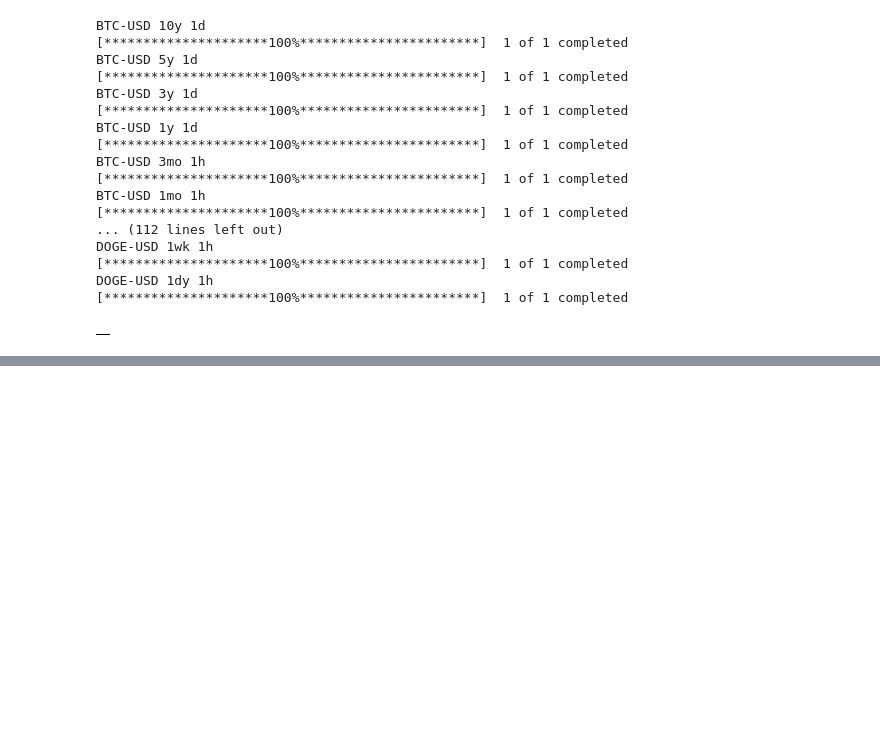
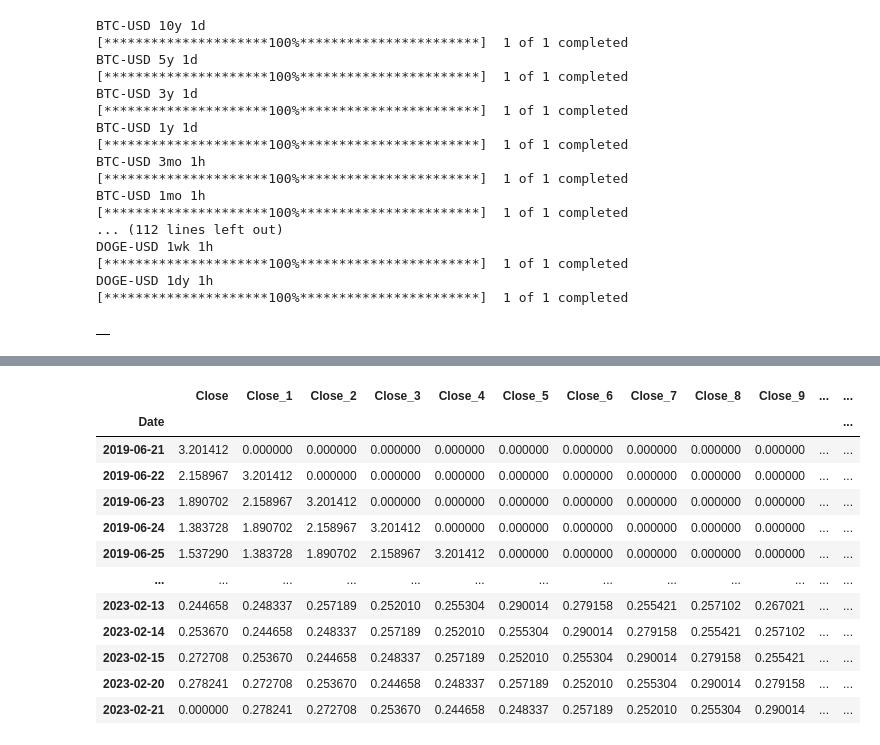
Before and after one commit to ozukun/Crypto_Project, a Jupyter notebook: Crypto_Main.ipynb, the cells around one changed output, grey strips where cells are left out. Cells and saved outputs as stored; diff of their text form; code cells hidden in the pictures; blank space fills up the shorter version.

```diff
--- a/Crypto_Main.ipynb
+++ b/Crypto_Main.ipynb
@@ -639,0 +640,78 @@ x1
+# %%
+df_alg = pd.DataFrame(getRates('ALGO-USD',  '10y',  '1d'))
+date=df_alg.index[-1]+ timedelta(days=1)
+df_alg.loc[date, :] = [0]
+
+for i in range (1,61):
+    a="Close_"+str(i)
+    #print(a)
+    df_alg[a]=df_alg['Close'].shift(i)
+
+df_alg=df_alg.fillna(0)
+display(df_alg)
+
+X = df_alg.iloc[:, 1:].values
+y = df_alg.iloc[:, 0].values
+
+def calc_LTSM( p_units ,p_epoch ,p_batch_size ):
+    from sklearn.model_selection import train_test_split
+    X_train, X_test, y_train, y_test = train_test_split(X, y, test_size = 0.1, shuffle=False)
+    # Reshaping
+    X_train = np.reshape(X_train, (X_train.shape[0], X_train.shape[1], 1))
+
+    # Importing the Keras libraries and packages
+    from keras.models import Sequential
+    from keras.layers import Dense
+    from keras.layers import LSTM
+    from keras.layers import Dropout
+    regressor = Sequential()
+
+    # Adding the first LSTM layer and some Dropout regularisation
+    regressor.add(LSTM(units = p_units, return_sequences = True, input_shape = (X_train.shape[1], 1)))
+    regressor.add(Dropout(0.2))
+
+    # Adding a second LSTM layer and some Dropout regularisation
+    regressor.add(LSTM(units = p_units, return_sequences = True))
+    regressor.add(Dropout(0.2))
+
+    # Adding a third LSTM layer and some Dropout regularisation
+    regressor.add(LSTM(units = p_units, return_sequences = True))
+    regressor.add(Dropout(0.2))
+
+    # Adding a fourth LSTM layer and some Dropout regularisation
+    regressor.add(LSTM(units = p_units))
+    regressor.add(Dropout(0.2))
+
+    # Adding the output layer
+    regressor.add(Dense(units = 1))
+
+    # Compiling the RNN
+    regressor.compile(optimizer = 'adam', loss = 'mean_squared_error')
+    # Fitting the RNN to the Training set
+    regressor.fit(X_train, y_train, epochs = p_epoch, batch_size = p_batch_size)
+
+    lastElementIndex = len(X_test)-1
+    # Removing the last element using slicing
+    X_pre = X_test[:lastElementIndex]
+    y_pre = y_test[:lastElementIndex]
+    X_pre = np.array(X_pre)
+    X_pre = np.reshape(X_pre, (X_pre.shape[0], X_pre.shape[1], 1))
+    predicted_stock_price = regressor.predict(X_pre)
+    #print("*****")
+    #print(predicted_stock_price)
+
+    index1 = len(X_test)-1
+    index2 = len(X_test)
+    X_final = X_test[index1:index2]
+    y_final = y_test[index1:index2]
+    X_final = np.array(X_final)
+    X_final = np.reshape(X_final, (X_final.shape[0], X_final.shape[1], 1))
+
+    print(y_final)
+    print("Params: "+str(p_units)+" "+str(p_epoch)+" "+str(p_batch_size) )
+    predicted_stock_price = regressor.predict(X_final)
+    print(predicted_stock_price)
+
+calc_LTSM(100,5,150)
+calc_LTSM(100,100,150)
+# %% [output]
@@ -639,0 +720,13 @@ x1
+|  | Close | Close_1 | Close_2 | Close_3 | Close_4 | Close_5 | Close_6 | Close_7 | Close_8 | Close_9 | ... | ... |
+| Date |  |  |  |  |  |  |  |  |  |  |  | ... |
+| 2019-06-21 | 3.201412 | 0.000000 | 0.000000 | 0.000000 | 0.000000 | 0.000000 | 0.000000 | 0.000000 | 0.000000 | 0.000000 | ... | ... |
+| 2019-06-22 | 2.158967 | 3.201412 | 0.000000 | 0.000000 | 0.000000 | 0.000000 | 0.000000 | 0.000000 | 0.000000 | 0.000000 | ... | ... |
+| 2019-06-23 | 1.890702 | 2.158967 | 3.201412 | 0.000000 | 0.000000 | 0.000000 | 0.000000 | 0.000000 | 0.000000 | 0.000000 | ... | ... |
+| 2019-06-24 | 1.383728 | 1.890702 | 2.158967 | 3.201412 | 0.000000 | 0.000000 | 0.000000 | 0.000000 | 0.000000 | 0.000000 | ... | ... |
+| 2019-06-25 | 1.537290 | 1.383728 | 1.890702 | 2.158967 | 3.201412 | 0.000000 | 0.000000 | 0.000000 | 0.000000 | 0.000000 | ... | ... |
+| ... | ... | ... | ... | ... | ... | ... | ... | ... | ... | ... | ... | ... |
+| 2023-02-13 | 0.244658 | 0.248337 | 0.257189 | 0.252010 | 0.255304 | 0.290014 | 0.279158 | 0.255421 | 0.257102 | 0.267021 | ... | ... |
+| 2023-02-14 | 0.253670 | 0.244658 | 0.248337 | 0.257189 | 0.252010 | 0.255304 | 0.290014 | 0.279158 | 0.255421 | 0.257102 | ... | ... |
+| 2023-02-15 | 0.272708 | 0.253670 | 0.244658 | 0.248337 | 0.257189 | 0.252010 | 0.255304 | 0.290014 | 0.279158 | 0.255421 | ... | ... |
+| 2023-02-20 | 0.278241 | 0.272708 | 0.253670 | 0.244658 | 0.248337 | 0.257189 | 0.252010 | 0.255304 | 0.290014 | 0.279158 | ... | ... |
+| 2023-02-21 | 0.000000 | 0.278241 | 0.272708 | 0.253670 | 0.244658 | 0.248337 | 0.257189 | 0.252010 | 0.255304 | 0.290014 | ... | ... |
```
Also changed, not shown: parts of 18 cells of this notebook.
